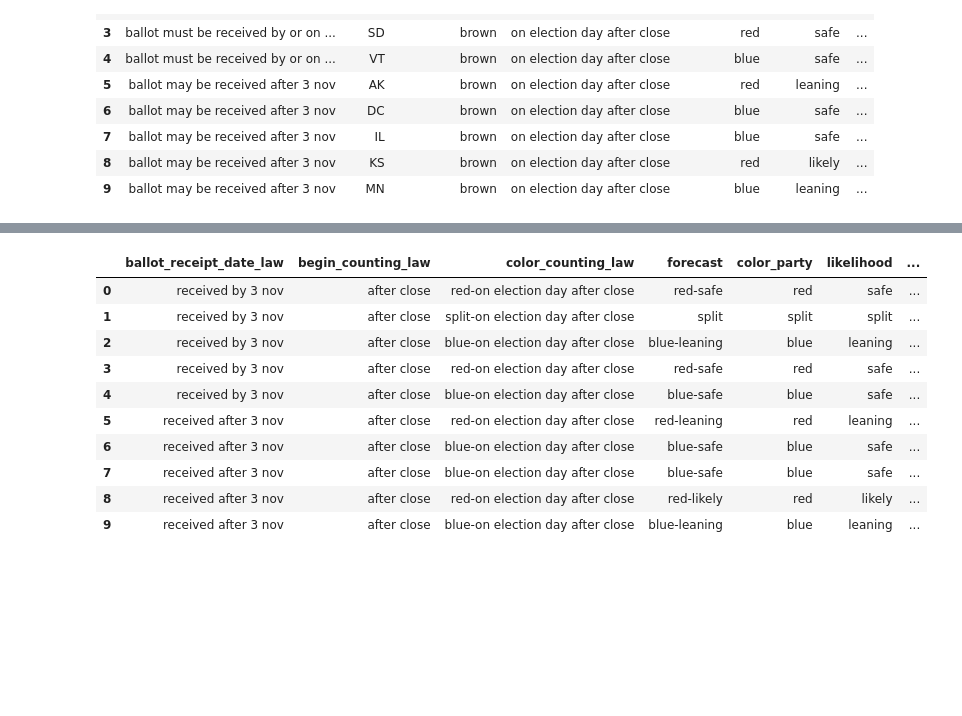
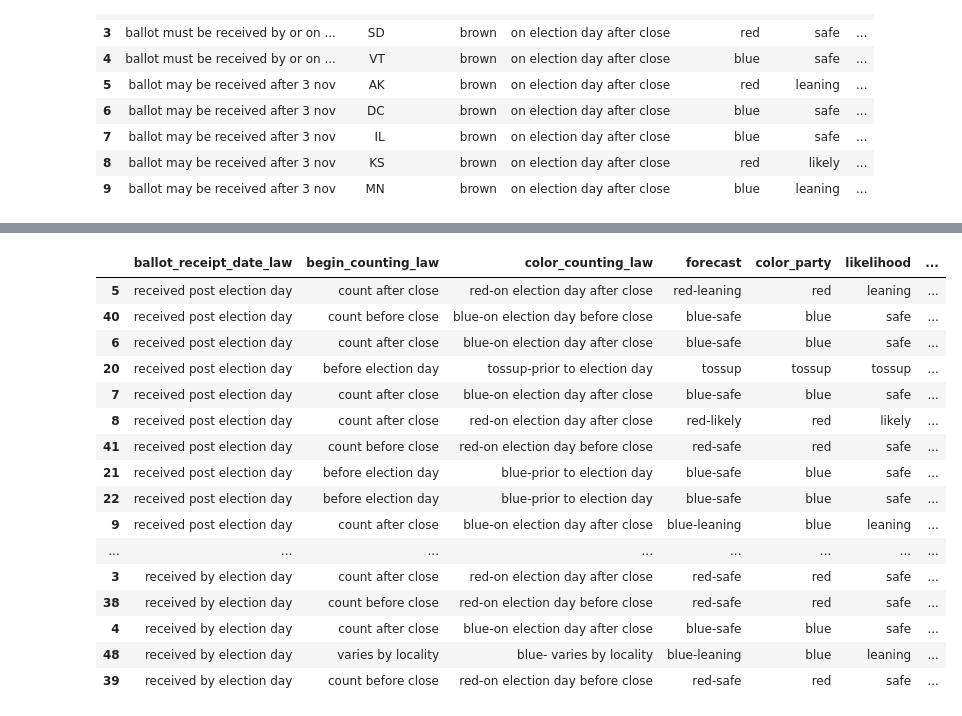
Before and after one commit to surfaceowl/2020election_advance_vote_count, a Jupyter notebook: 2020-US-election-voting-analysis.ipynb, the cells around one changed output, grey strips where cells are left out. Saved outputs shown, nothing was run; the diff lists cells and outputs as text; code cells hidden in the pictures; blank space fills up the shorter version.

```diff
--- a/2020-US-election-voting-analysis.ipynb
+++ b/2020-US-election-voting-analysis.ipynb
@@ -107,8 +123,9 @@ result_laws_plus_electoral.head(10)
 | 8 | ballot may be received after 3 nov | KS | brown | on election day after close | red | likely | ... |
 | 9 | ballot may be received after 3 nov | MN | brown | on election day after close | blue | leaning | ... |
 # %%
-combined_data = result_laws_plus_electoral[['ballot_receipt_date_law', 'begin_counting_law', 'color_party', 'likelihood', 'state', 'electoral_college_votes']]
+combined_data = result_laws_plus_electoral[['ballot_receipt_date_law', 'begin_counting_law', 'color_party', 'likelihood', 'state', 'electoral_college_votes']]\
+                .sort_values(['ballot_receipt_date_law', 'state'])
 
-combined_data.head(10)
+combined_data.head(50)
 # %% [output]
 |  | ballot_receipt_date_law | begin_counting_law | color_party | likelihood | state | electoral_college_votes |
@@ -125,30 +148,41 @@ combined_data.head(10)
 # %%
-# simplify column contents
-simplify_receipt_date = {"ballot must be received by or on 3 nov":"received by 3 nov", "ballot may be received after 3 nov":"received after 3 nov"}
-simplify_counting_law = {"on election day before close":"before close", "on election day after close": "after close"}
+# simplify column contents & replace values to improve sorting of sankey results
+simplify_receipt_date = {"ballot must be received by or on 3 nov":"received by election day", "ballot may be received after 3 nov":"received post election day"}
+simplify_counting_law = {"on election day before close":"count before close", "on election day after close": "count after close"}
 simplify_tossup = {"tossup-tossup":"tossup"}
 simplify_split = {"split-split":"split"}
 
 combined_data['forecast'] = combined_data['color_party'].str.cat(combined_data['likelihood'],sep="-")
 combined_data['color_counting_law'] = combined_data['color_party'].str.cat(combined_data['begin_counting_law'],sep="-")
 
 combined_data = combined_data.replace({"ballot_receipt_date_law":simplify_receipt_date}) \
                 .replace({"begin_counting_law":simplify_counting_law}) \
                 .replace({"forecast":simplify_tossup}) \
-                .replace({"forecast":simplify_split})
+                .replace({"forecast":simplify_split}) \
+                .replace({"before election day":"before election day"}) \
+                .replace({"prior to election day":"before election day"}) \
+                .replace({"before close":"election day-0-before close"}) \
+                .replace({"after close":"election day-1-after close"}) \
+                .replace({"after election day":"post election day"})
 
 combined_data = combined_data[['ballot_receipt_date_law', 'begin_counting_law', 'color_counting_law', 'forecast', 'color_party', 'likelihood', 'state', 'electoral_college_votes']]
 
-combined_data.head(10)
+combined_data.head(1000)
 # %% [output]
 |  | ballot_receipt_date_law | begin_counting_law | color_counting_law | forecast | color_party | likelihood | ... |
-| 0 | received by 3 nov | after close | red-on election day after close | red-safe | red | safe | ... |
-| 1 | received by 3 nov | after close | split-on election day after close | split | split | split | ... |
-| 2 | received by 3 nov | after close | blue-on election day after close | blue-leaning | blue | leaning | ... |
-| 3 | received by 3 nov | after close | red-on election day after close | red-safe | red | safe | ... |
-| 4 | received by 3 nov | after close | blue-on election day after close | blue-safe | blue | safe | ... |
-| 5 | received after 3 nov | after close | red-on election day after close | red-leaning | red | leaning | ... |
-| 6 | received after 3 nov | after close | blue-on election day after close | blue-safe | blue | safe | ... |
-| 7 | received after 3 nov | after close | blue-on election day after close | blue-safe | blue | safe | ... |
-| 8 | received after 3 nov | after close | red-on election day after close | red-likely | red | likely | ... |
-| 9 | received after 3 nov | after close | blue-on election day after close | blue-leaning | blue | leaning | ... |
+| 5 | received post election day | count after close | red-on election day after close | red-leaning | red | leaning | ... |
+| 40 | received post election day | count before close | blue-on election day before close | blue-safe | blue | safe | ... |
+| 6 | received post election day | count after close | blue-on election day after close | blue-safe | blue | safe | ... |
+| 20 | received post election day | before election day | tossup-prior to election day | tossup | tossup | tossup | ... |
+| 7 | received post election day | count after close | blue-on election day after close | blue-safe | blue | safe | ... |
+| 8 | received post election day | count after close | red-on election day after close | red-likely | red | likely | ... |
+| 41 | received post election day | count before close | red-on election day before close | red-safe | red | safe | ... |
+| 21 | received post election day | before election day | blue-prior to election day | blue-safe | blue | safe | ... |
+| 22 | received post election day | before election day | blue-prior to election day | blue-safe | blue | safe | ... |
+| 9 | received post election day | count after close | blue-on election day after close | blue-leaning | blue | leaning | ... |
+| ... | ... | ... | ... | ... | ... | ... | ... |
+| 3 | received by election day | count after close | red-on election day after close | red-safe | red | safe | ... |
+| 38 | received by election day | count before close | red-on election day before close | red-safe | red | safe | ... |
+| 4 | received by election day | count after close | blue-on election day after close | blue-safe | blue | safe | ... |
+| 48 | received by election day | varies by locality | blue- varies by locality | blue-leaning | blue | leaning | ... |
+| 39 | received by election day | count before close | red-on election day before close | red-safe | red | safe | ... |
```
Also changed, not shown: parts of 29 cells of this notebook, 7 other files.
